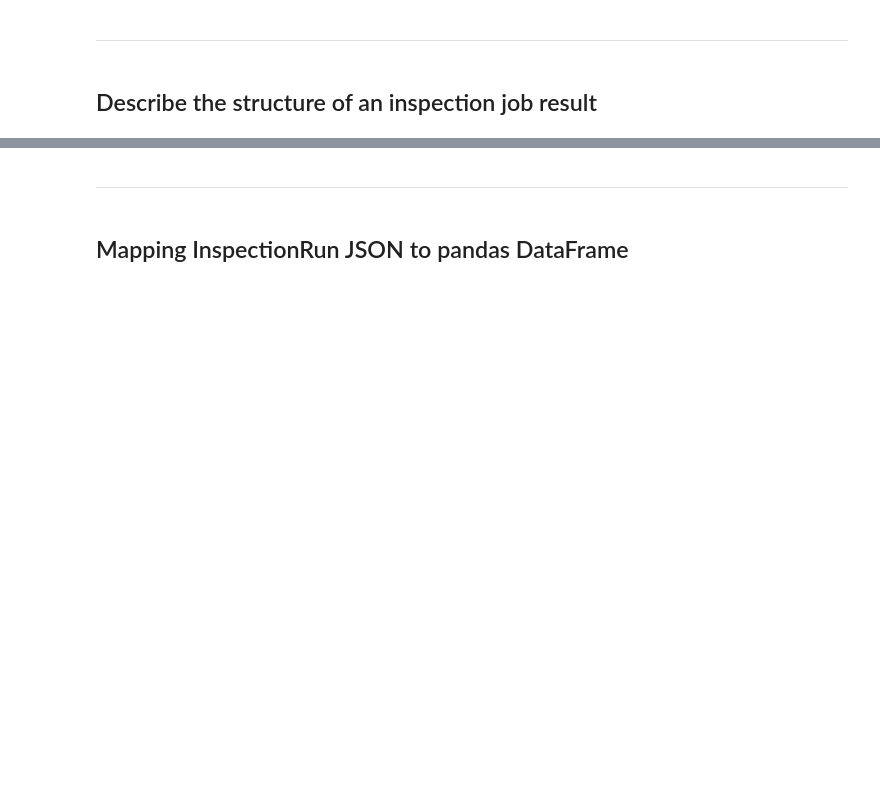
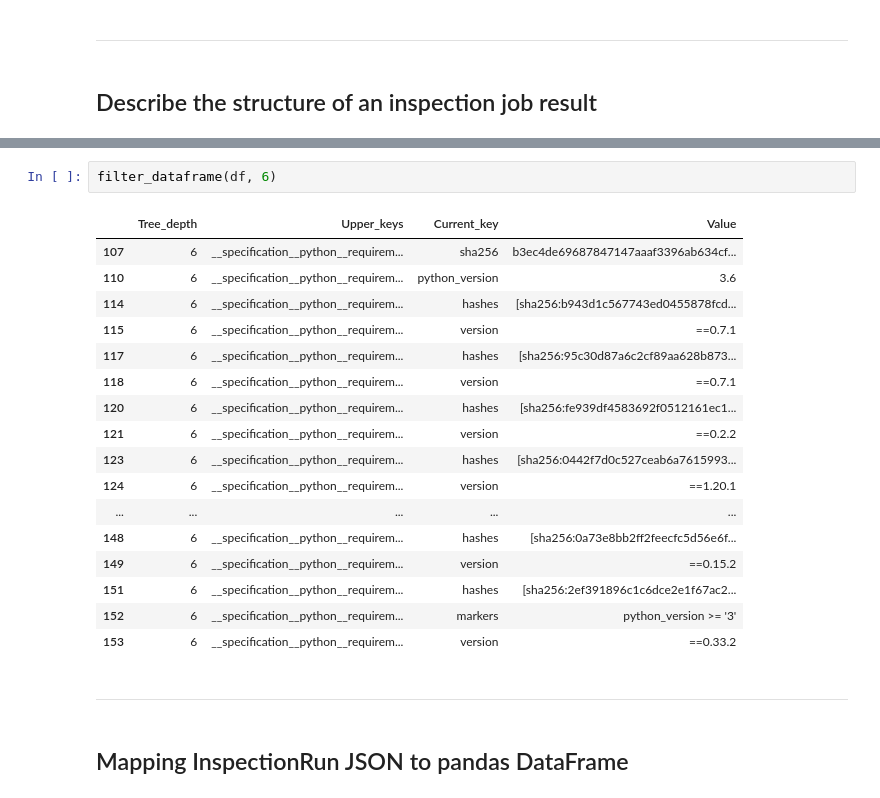
Before and after one commit to thoth-station/notebooks, a Jupyter notebook: notebooks/development/Amun InspectionRun Analysis .ipynb, the cells around one changed output, grey strips where cells are left out. Saved outputs shown, nothing was run; the diff lists cells and outputs as text; blank space fills up the shorter version.

```diff
--- a/notebooks/development/Amun InspectionRun Analysis .ipynb
+++ b/notebooks/development/Amun InspectionRun Analysis .ipynb
@@ -62,3 +186,23 @@ inspection_store.connect()
+# %%
+filter_dataframe(df, 6)
+# %% [output]
+|  | Tree_depth | Upper_keys | Current_key | Value |
+| 107 | 6 | __specification__python__requirem... | sha256 | b3ec4de69687847147aaaf3396ab634cf... |
+| 110 | 6 | __specification__python__requirem... | python_version | 3.6 |
+| 114 | 6 | __specification__python__requirem... | hashes | [sha256:b943d1c567743ed0455878fcd... |
+| 115 | 6 | __specification__python__requirem... | version | ==0.7.1 |
+| 117 | 6 | __specification__python__requirem... | hashes | [sha256:95c30d87a6c2cf89aa628b873... |
+| 118 | 6 | __specification__python__requirem... | version | ==0.7.1 |
+| 120 | 6 | __specification__python__requirem... | hashes | [sha256:fe939df4583692f0512161ec1... |
+| 121 | 6 | __specification__python__requirem... | version | ==0.2.2 |
+| 123 | 6 | __specification__python__requirem... | hashes | [sha256:0442f7d0c527ceab6a7615993... |
+| 124 | 6 | __specification__python__requirem... | version | ==1.20.1 |
+| ... | ... | ... | ... | ... |
+| 148 | 6 | __specification__python__requirem... | hashes | [sha256:0a73e8bb2ff2feecfc5d56e6f... |
+| 149 | 6 | __specification__python__requirem... | version | ==0.15.2 |
+| 151 | 6 | __specification__python__requirem... | hashes | [sha256:2ef391896c1c6dce2e1f67ac2... |
+| 152 | 6 | __specification__python__requirem... | markers | python_version >= '3' |
+| 153 | 6 | __specification__python__requirem... | version | ==0.33.2 |
 # %% [markdown]
 ---
 # %% [markdown]
```
Also changed, not shown: parts of 10 cells of this notebook, 1 other file.
